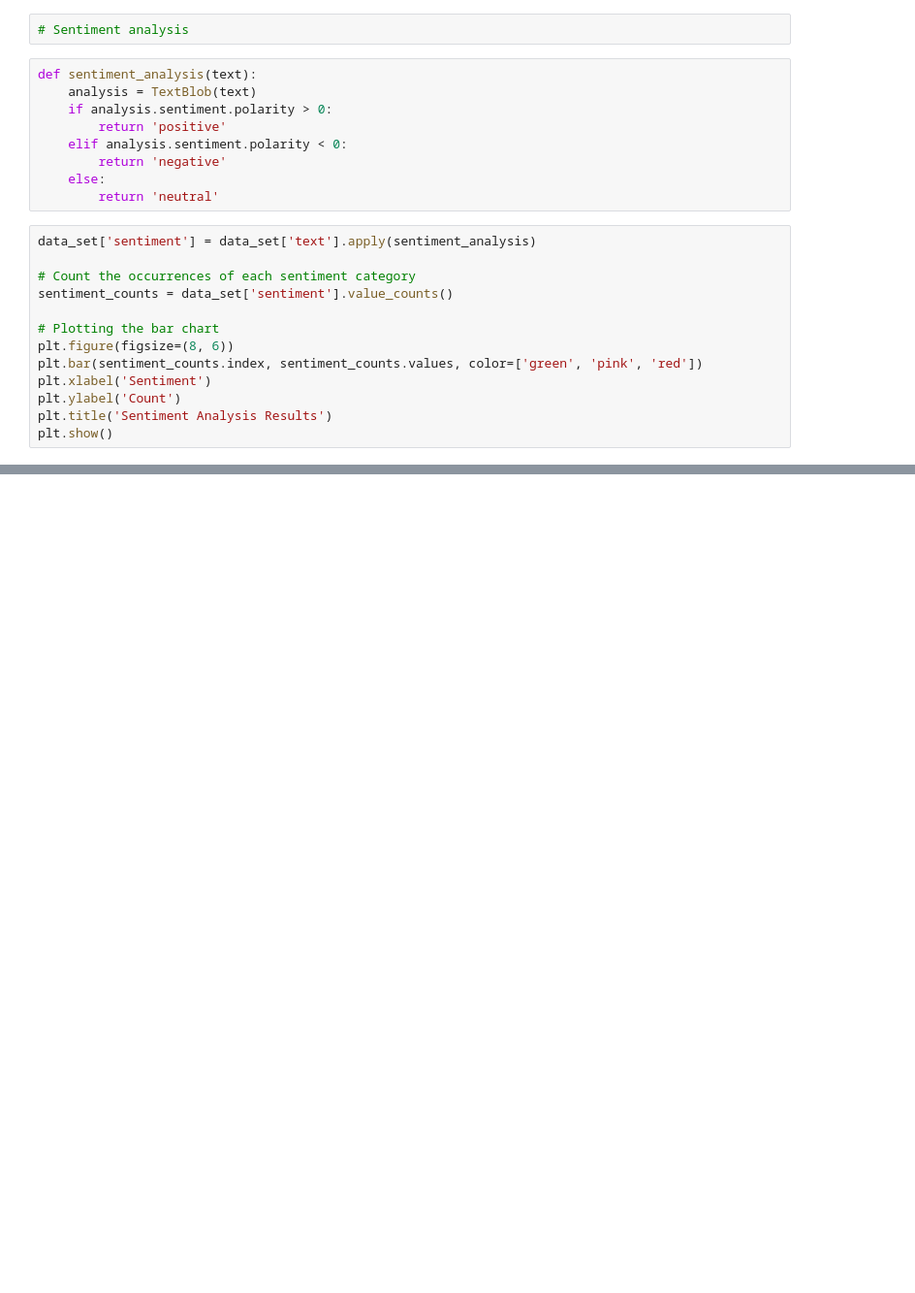
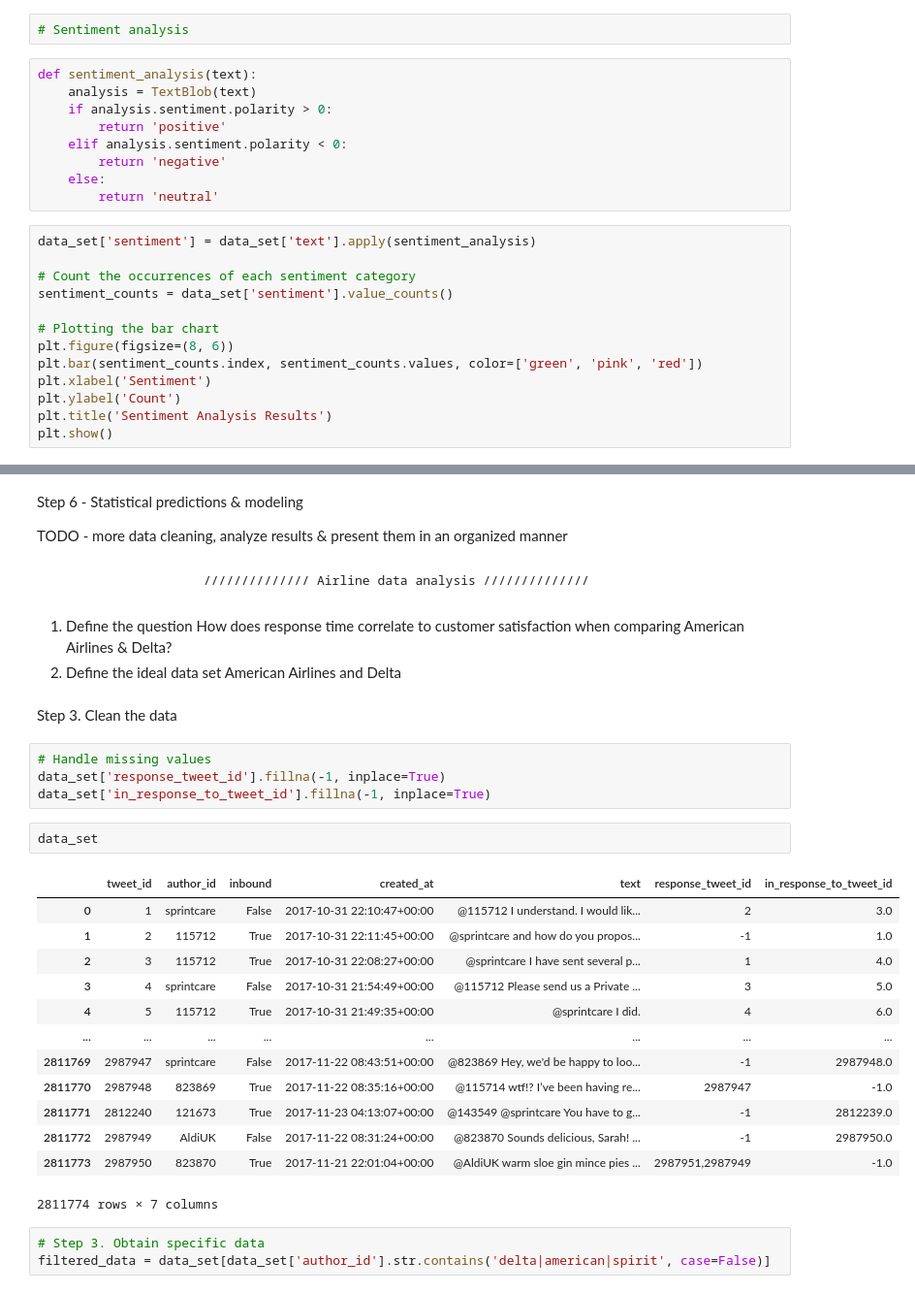
Before and after one commit to efloresz/Data-NotebookEF, a Jupyter notebook: Week5Deliverable.ipynb, the cells around one changed output, grey strips where cells are left out. Shown at 97% size. Drawn from its saved outputs; the diff is of its cells as text; blank space fills up the shorter version.

```diff
--- a/Week5Deliverable.ipynb
+++ b/Week5Deliverable.ipynb
@@ -134,0 +116,36 @@ Organize your work by step-by-step
+# %% [markdown]
+Step 6 - Statistical predictions & modeling
+
+TODO - more data cleaning, analyze results & present them in an organized manner
+# %% [markdown]
+                        ////////////// Airline data analysis //////////////
+# %% [markdown]
+1. Define the question
+How does response time correlate to customer satisfaction when comparing American Airlines & Delta?
+2. Define the ideal data set
+American Airlines and Delta
+# %% [markdown]
+Step 3. Clean the data
+# %%
+# Handle missing values
+data_set['response_tweet_id'].fillna(-1, inplace=True)
+data_set['in_response_to_tweet_id'].fillna(-1, inplace=True)
+# %%
+data_set
+# %% [output]
+|  | tweet_id | author_id | inbound | created_at | text | response_tweet_id | in_response_to_tweet_id |
+| 0 | 1 | sprintcare | False | 2017-10-31 22:10:47+00:00 | @115712 I understand. I would lik... | 2 | 3.0 |
+| 1 | 2 | 115712 | True | 2017-10-31 22:11:45+00:00 | @sprintcare and how do you propos... | -1 | 1.0 |
+| 2 | 3 | 115712 | True | 2017-10-31 22:08:27+00:00 | @sprintcare I have sent several p... | 1 | 4.0 |
+| 3 | 4 | sprintcare | False | 2017-10-31 21:54:49+00:00 | @115712 Please send us a Private ... | 3 | 5.0 |
+| 4 | 5 | 115712 | True | 2017-10-31 21:49:35+00:00 | @sprintcare I did. | 4 | 6.0 |
+| ... | ... | ... | ... | ... | ... | ... | ... |
+| 2811769 | 2987947 | sprintcare | False | 2017-11-22 08:43:51+00:00 | @823869 Hey, we'd be happy to loo... | -1 | 2987948.0 |
+| 2811770 | 2987948 | 823869 | True | 2017-11-22 08:35:16+00:00 | @115714 wtf!? I’ve been having re... | 2987947 | -1.0 |
+| 2811771 | 2812240 | 121673 | True | 2017-11-23 04:13:07+00:00 | @143549 @sprintcare You have to g... | -1 | 2812239.0 |
+| 2811772 | 2987949 | AldiUK | False | 2017-11-22 08:31:24+00:00 | @823870 Sounds delicious, Sarah! ... | -1 | 2987950.0 |
+| 2811773 | 2987950 | 823870 | True | 2017-11-21 22:01:04+00:00 | @AldiUK warm sloe gin mince pies ... | 2987951,2987949 | -1.0 |
+2811774 rows × 7 columns
+# %%
+# Step 3. Obtain specific data
+filtered_data = data_set[data_set['author_id'].str.contains('delta|american|spirit', case=False)]
```
Also changed, not shown: parts of 27 cells of this notebook.
